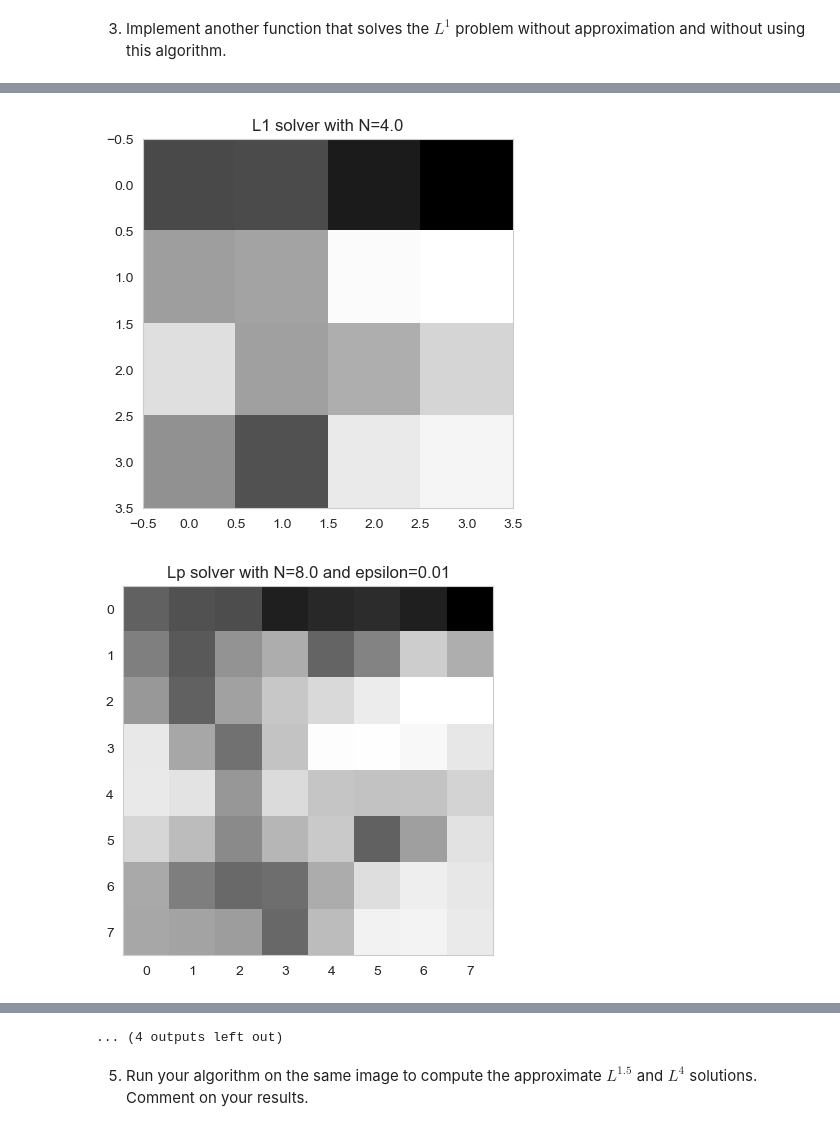
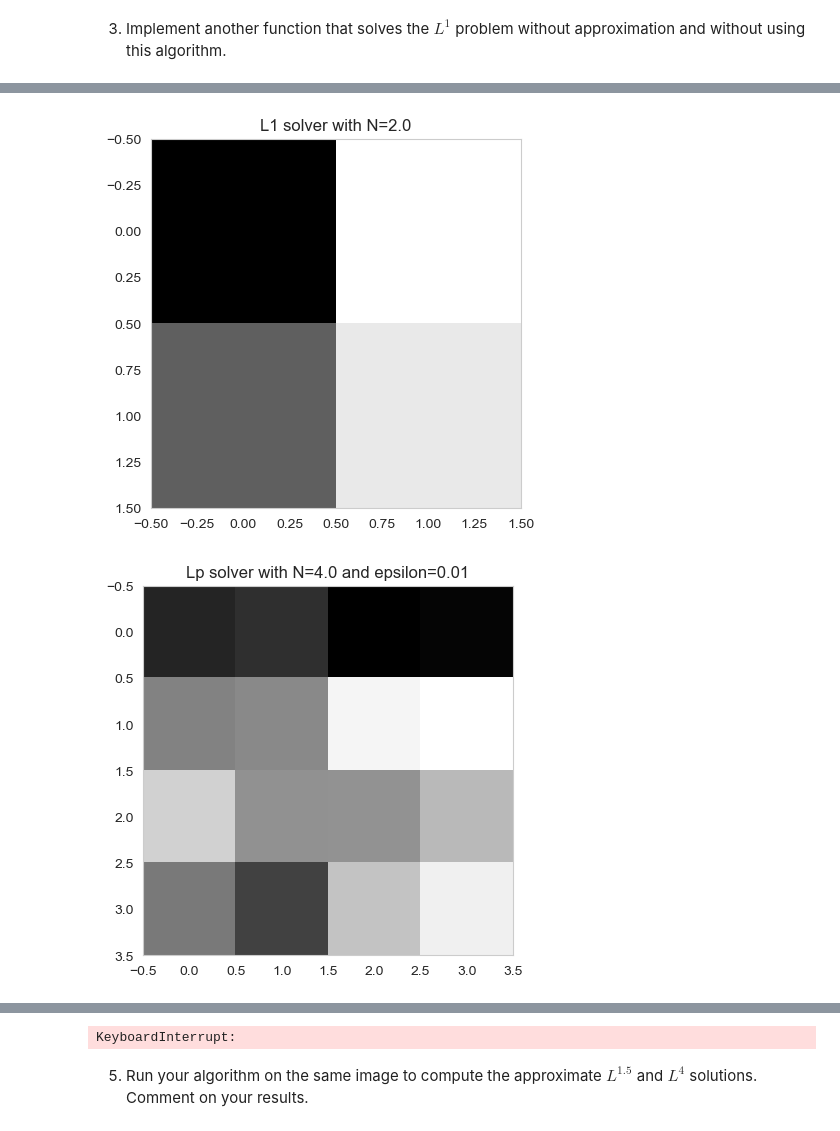
Before and after one commit to Av0cat0/IntroToDataProcessingAndRepresentation-cs236201-HW1, a Jupyter notebook: HW1.ipynb, the cells around one changed output, grey strips where cells are left out. Saved outputs shown, nothing was run; the diff lists cells and outputs as text; code cells hidden in the pictures.

Commit message:
fixed bs epsilon

```diff
--- a/HW1.ipynb
+++ b/HW1.ipynb
@@ -216,8 +216,10 @@ def lp_solver(gray_img, N, p, epsilon, delta):
                 scale_i = i*scale
                 scale_j = j*scale
                 # Calculating new weights and intervals
-                w = (np.abs(gray_img[scale_i:scale_i+scale,scale_j:scale_j+scale]-img_sample[i][j]))**(p-2)
-                w = np.minimum(w, np.array(1/epsilon))
+                w = (np.abs(gray_img[scale_i:scale_i+scale,scale_j:scale_j+scale]-img_sample[i][j]))
+                if np.sum(w)!=0:
+                    w = w**(p-2)
+                w = np.minimum(w, np.array(1/epsilon, dtype=float))
                 scaled_img = gray_img[scale_i:scale_i+scale,scale_j:scale_j+scale]
                 interval = scaled_img*w
                 img_sample[i][j]=0 if np.sum(w)<delta else np.sum(interval)/(np.sum(w))
@@ -245,20 +247,18 @@ def l1_solver(gray_img, N):
      total_l1_error = total_l1_error/(gray_img.size**(2))
      return img_sample , total_l1_error
 # %%
-error_array=np.zeros((8,8))
+error_array=np.zeros((8,3))
 l1_error_array=np.zeros(8)
 gray_image_float=np.array(gray_image)
-epsilons = np.logspace(0,-3,num=4,base=10)
-epsilons = np.append(epsilons,epsilons)
+epsilons = np.logspace(2,0,num=3,base=10)
 for i,N in enumerate(np.logspace(1,8, num=8, base=2)):
     for j,epsilon in enumerate(epsilons):
-        sampled_img, error=lp_solver(gray_image_float,int(N),2,epsilon,0.001)
+        sampled_img, error=lp_solver(gray_image_float,int(N),1,epsilon,0.01)
         error_array[i][j]=error
-        if i==j:
-            plt.imshow(sampled_img, cmap='gray')
-            plt.grid(False)
-            plt.title(f"Lp solver with N={N} and epsilon={epsilon}")
-            plt.show()
+        plt.imshow(sampled_img, cmap='gray')
+        plt.grid(False)
+        plt.title(f"Lp solver with N={N} and epsilon={1/epsilon}")
+        plt.show()
     l1_sampled_img, l1_error=l1_solver(gray_image_float,int(N))
     plt.imshow(l1_sampled_img, cmap='gray')
     plt.grid(False)
@@ -272,2 +272,2 @@ for i,N in enumerate(np.logspace(1,8, num=8, base=2)):
-[figure, old version]
+[figure, new version]
-[figure, old version]
+[figure, new version]
@@ -281,4 +281,4 @@ for i,N in enumerate(np.logspace(1,8, num=8, base=2)):
-... (4 outputs left out)
+KeyboardInterrupt:
 # %% [markdown]
 5. Run your algorithm on the same image to compute the approximate $L^{1.5}$ and $L^4$ solutions. Comment on your results.
 # %%
```
Also changed, not shown: parts of 1 cell of this notebook.
